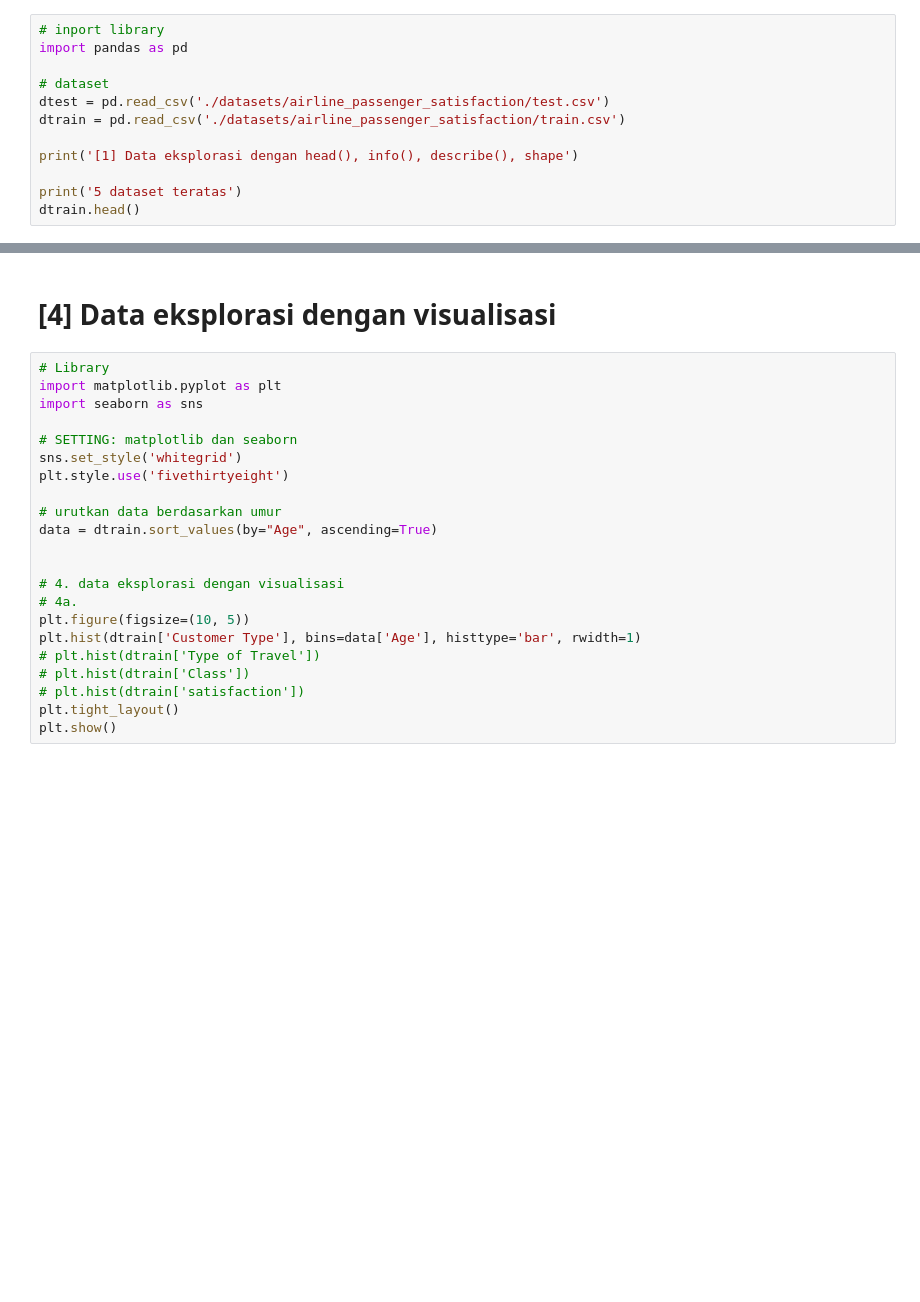
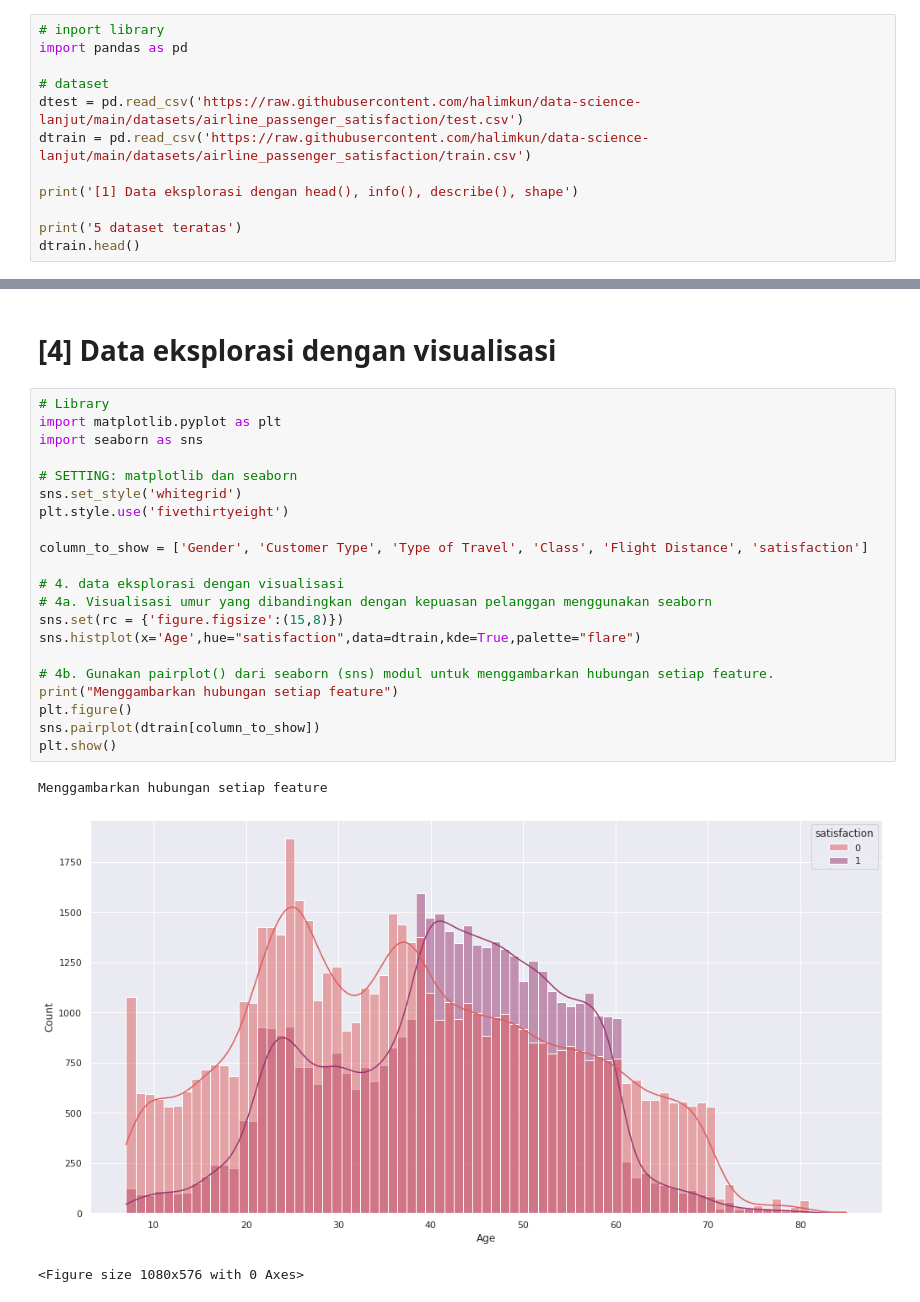
Before and after one commit to halimkun/data-science-lanjut, a Jupyter notebook: uts_faisal_halim.ipynb, the cells around one changed output, grey strips where cells are left out. Drawn from its saved outputs; the diff is of its cells as text; blank space fills up the shorter version.

```diff
--- a/uts_faisal_halim.ipynb
+++ b/uts_faisal_halim.ipynb
@@ -5,8 +5,8 @@
 import pandas as pd
 
 # dataset
-dtest = pd.read_csv('./datasets/airline_passenger_satisfaction/test.csv')
-dtrain = pd.read_csv('./datasets/airline_passenger_satisfaction/train.csv')
+dtest = pd.read_csv('https://raw.githubusercontent.com/halimkun/data-science-lanjut/main/datasets/airline_passenger_satisfaction/test.csv')
+dtrain = pd.read_csv('https://raw.githubusercontent.com/halimkun/data-science-lanjut/main/datasets/airline_passenger_satisfaction/train.csv')
 
 print('[1] Data eksplorasi dengan head(), info(), describe(), shape')
 
@@ -99,25 +165,28 @@ satisfied                  45025
 dtype: int64
 # %% [markdown]
 # [4] Data eksplorasi dengan visualisasi
-# %%
-# Library
-import matplotlib.pyplot as plt
-import seaborn as sns
-
-# SETTING: matplotlib dan seaborn
-sns.set_style('whitegrid')
-plt.style.use('fivethirtyeight')
-
-# urutkan data berdasarkan umur
-data = dtrain.sort_values(by="Age", ascending=True)
-
-
-# 4. data eksplorasi dengan visualisasi
-# 4a.
-plt.figure(figsize=(10, 5))
-plt.hist(dtrain['Customer Type'], bins=data['Age'], histtype='bar', rwidth=1)
-# plt.hist(dtrain['Type of Travel'])
-# plt.hist(dtrain['Class'])
-# plt.hist(dtrain['satisfaction'])
-plt.tight_layout()
-plt.show()
+# %%
+# Library
+import matplotlib.pyplot as plt
+import seaborn as sns
+
+# SETTING: matplotlib dan seaborn
+sns.set_style('whitegrid')
+plt.style.use('fivethirtyeight')
+
+column_to_show = ['Gender', 'Customer Type', 'Type of Travel', 'Class', 'Flight Distance', 'satisfaction']
+
+# 4. data eksplorasi dengan visualisasi
+# 4a. Visualisasi umur yang dibandingkan dengan kepuasan pelanggan menggunakan seaborn
+sns.set(rc = {'figure.figsize':(15,8)})
+sns.histplot(x='Age',hue="satisfaction",data=dtrain,kde=True,palette="flare")
+
+# 4b. Gunakan pairplot() dari seaborn (sns) modul untuk menggambarkan hubungan setiap feature.
+print("Menggambarkan hubungan setiap feature")
+plt.figure()
+sns.pairplot(dtrain[column_to_show])
+plt.show()
+# %% [output]
+Menggambarkan hubungan setiap feature
+[figure, added]
+<Figure size 1080x576 with 0 Axes>
```
Also changed, not shown: parts of 10 cells of this notebook.
